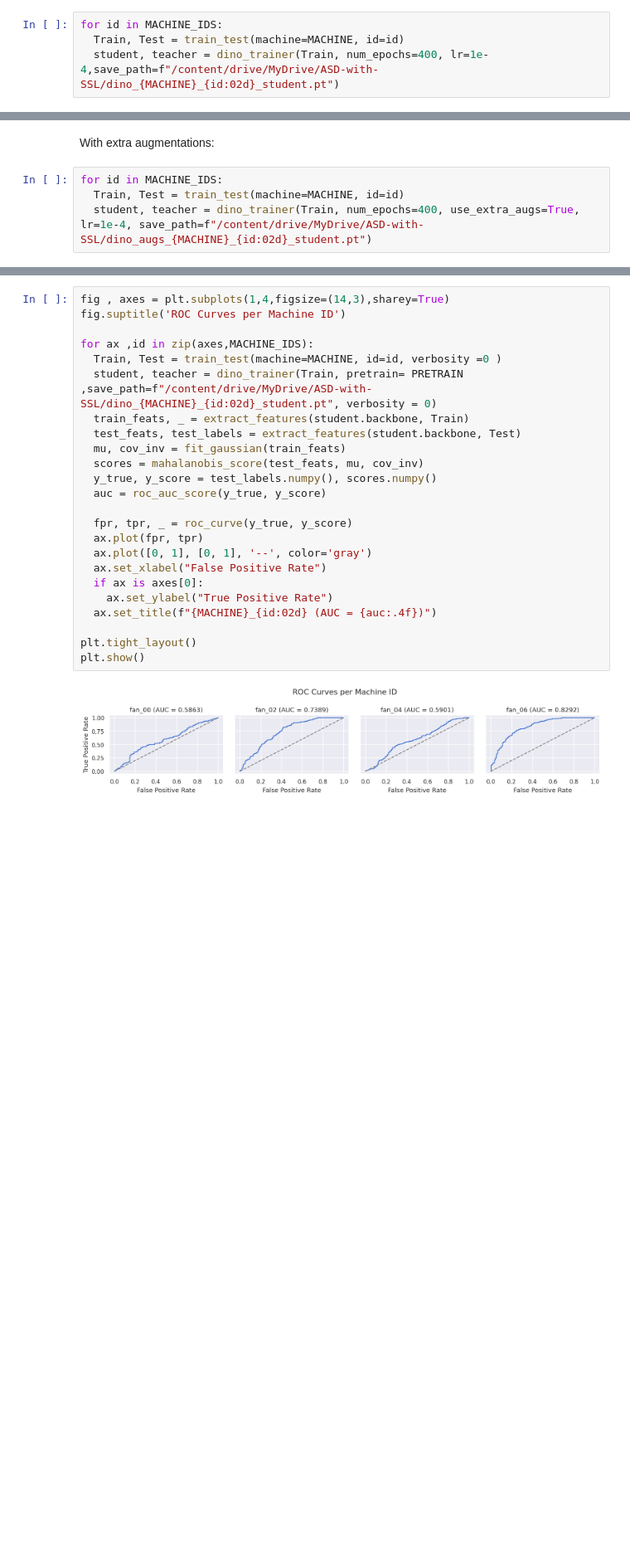
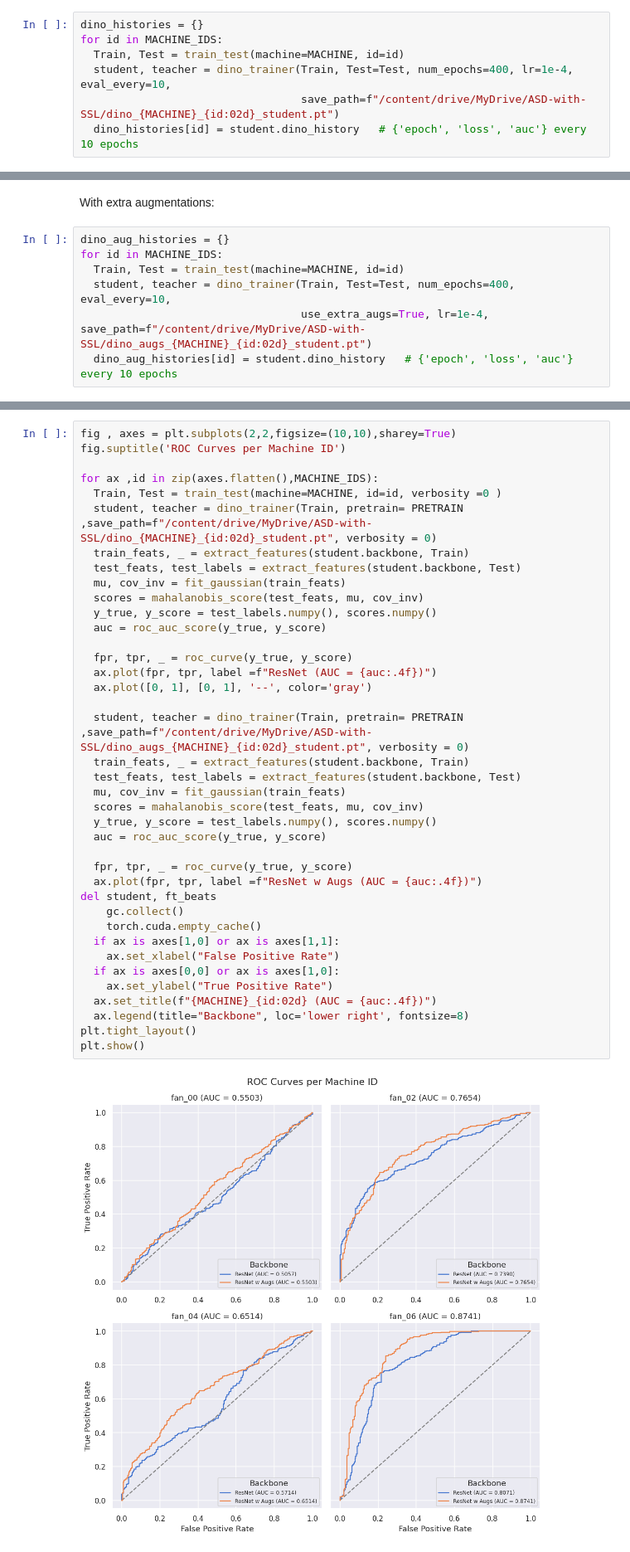
Before and after one commit to wikiwa1/ASD-with-SSL, a Jupyter notebook: dino_asd_v2.ipynb, the cells around one changed output, grey strips where cells are left out. Shown at 83% size. Saved outputs shown, nothing was run; the diff lists cells and outputs as text; blank space fills up the shorter version.

Commit message:
Refined most pictures and added some optimizations to make training faster on an A100 gpu.

```diff
--- a/dino_asd_v2.ipynb
+++ b/dino_asd_v2.ipynb
@@ -381,9 +436,12 @@ def dino_trainer(Train, num_epochs=400, n_global=2, n_local=6, out_dim=1024,
       print(f"Backbone saved to {save_path}")
     return student, teacher
 # %%
+dino_histories = {}
 for id in MACHINE_IDS:
   Train, Test = train_test(machine=MACHINE, id=id)
-  student, teacher = dino_trainer(Train, num_epochs=400, lr=1e-4,save_path=f"/content/drive/MyDrive/ASD-with-SSL/dino_{MACHINE}_{id:02d}_student.pt")
+  student, teacher = dino_trainer(Train, Test=Test, num_epochs=400, lr=1e-4, eval_every=10,
+                                  save_path=f"/content/drive/MyDrive/ASD-with-SSL/dino_{MACHINE}_{id:02d}_student.pt")
+  dino_histories[id] = student.dino_history   # {'epoch', 'loss', 'auc'} every 10 epochs
 # %% [output]
 Machine: fan, ID: 0
   Normal samples: 1011 (train: 758, test: 253)
@@ -405,9 +495,12 @@ Backbone saved to /content/drive/MyDrive/ASD-with-SSL/dino_fan_06_student.pt
 # %% [markdown]
 With extra augmentations:
 # %%
+dino_aug_histories = {}
 for id in MACHINE_IDS:
   Train, Test = train_test(machine=MACHINE, id=id)
-  student, teacher = dino_trainer(Train, num_epochs=400, use_extra_augs=True, lr=1e-4, save_path=f"/content/drive/MyDrive/ASD-with-SSL/dino_augs_{MACHINE}_{id:02d}_student.pt")
+  student, teacher = dino_trainer(Train, Test=Test, num_epochs=400, eval_every=10,
+                                  use_extra_augs=True, lr=1e-4, save_path=f"/content/drive/MyDrive/ASD-with-SSL/dino_augs_{MACHINE}_{id:02d}_student.pt")
+  dino_aug_histories[id] = student.dino_history   # {'epoch', 'loss', 'auc'} every 10 epochs
 # %% [output]
 Machine: fan, ID: 0
   Normal samples: 1011 (train: 758, test: 253)
@@ -461,28 +586,43 @@ def mahalanobis_score(test_feats, mu, cov_inv):
     m = (centered @ cov_inv * centered).sum(dim=1)  # quadratic form, (n_test,)
     return torch.sqrt(m.clamp_min(0.0))             # higher = more anomalous
 # %%
-fig , axes = plt.subplots(1,4,figsize=(14,3),sharey=True)
+fig , axes = plt.subplots(2,2,figsize=(10,10),sharey=True)
 fig.suptitle('ROC Curves per Machine ID')
 
-for ax ,id in zip(axes,MACHINE_IDS):
+for ax ,id in zip(axes.flatten(),MACHINE_IDS):
   Train, Test = train_test(machine=MACHINE, id=id, verbosity =0 )
   student, teacher = dino_trainer(Train, pretrain= PRETRAIN ,save_path=f"/content/drive/MyDrive/ASD-with-SSL/dino_{MACHINE}_{id:02d}_student.pt", verbosity = 0)
   train_feats, _ = extract_features(student.backbone, Train)
   test_feats, test_labels = extract_features(student.backbone, Test)
   mu, cov_inv = fit_gaussian(train_feats)
   scores = mahalanobis_score(test_feats, mu, cov_inv)
   y_true, y_score = test_labels.numpy(), scores.numpy()
   auc = roc_auc_score(y_true, y_score)
 
   fpr, tpr, _ = roc_curve(y_true, y_score)
-  ax.plot(fpr, tpr)
+  ax.plot(fpr, tpr, label =f"ResNet (AUC = {auc:.4f})")
   ax.plot([0, 1], [0, 1], '--', color='gray')
-  ax.set_xlabel("False Positive Rate")
-  if ax is axes[0]:
+
+  student, teacher = dino_trainer(Train, pretrain= PRETRAIN ,save_path=f"/content/drive/MyDrive/ASD-with-SSL/dino_augs_{MACHINE}_{id:02d}_student.pt", verbosity = 0)
+  train_feats, _ = extract_features(student.backbone, Train)
+  test_feats, test_labels = extract_features(student.backbone, Test)
+  mu, cov_inv = fit_gaussian(train_feats)
+  scores = mahalanobis_score(test_feats, mu, cov_inv)
+  y_true, y_score = test_labels.numpy(), scores.numpy()
+  auc = roc_auc_score(y_true, y_score)
+
+  fpr, tpr, _ = roc_curve(y_true, y_score)
+  ax.plot(fpr, tpr, label =f"ResNet w Augs (AUC = {auc:.4f})")
+del student, ft_beats
+    gc.collect()
+    torch.cuda.empty_cache()
+  if ax is axes[1,0] or ax is axes[1,1]:
+    ax.set_xlabel("False Positive Rate")
+  if ax is axes[0,0] or ax is axes[1,0]:
     ax.set_ylabel("True Positive Rate")
   ax.set_title(f"{MACHINE}_{id:02d} (AUC = {auc:.4f})")
-
+  ax.legend(title="Backbone", loc='lower right', fontsize=8)
 plt.tight_layout()
 plt.show()
 # %% [output]
-[figure, old version]
+[figure, new version]
```
Also changed, not shown: parts of 16 cells of this notebook.
